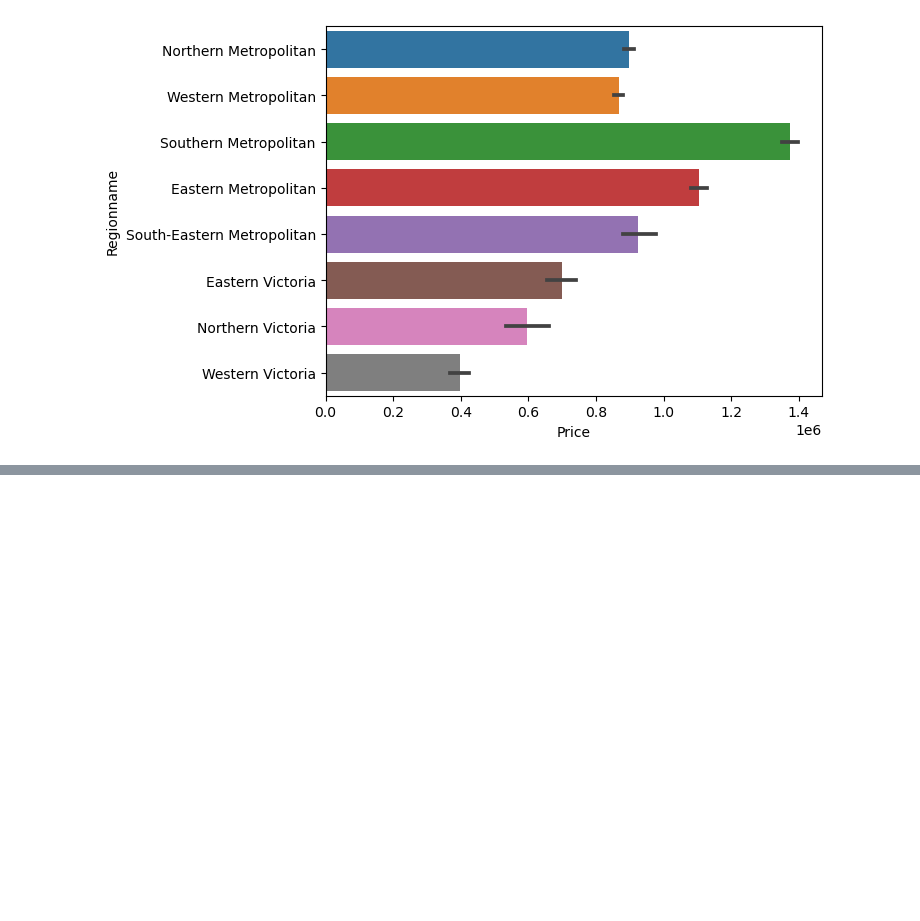
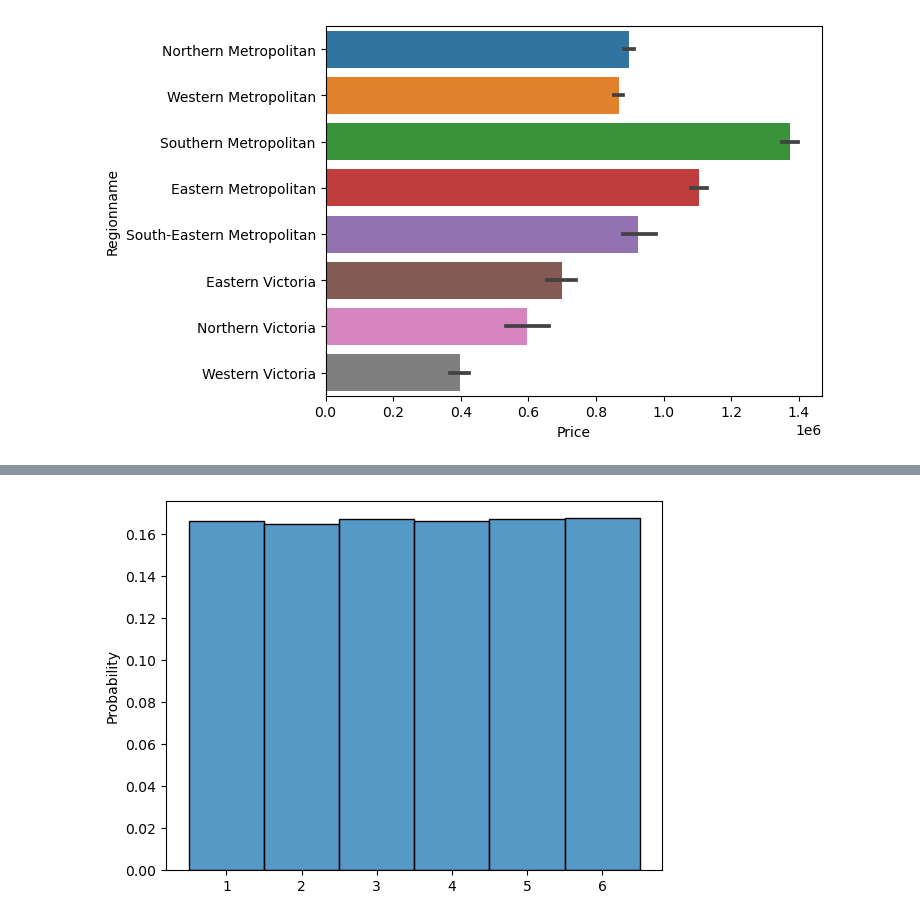
Before and after one commit to Abeermorshdy/Applied-Math, a Jupyter notebook: Statistics and probability/D2-stats.ipynb, the cells around one changed output, grey strips where cells are left out. Cells and saved outputs as stored; diff of their text form; code cells hidden in the pictures; blank space fills up the shorter version.

```diff
--- a/Statistics and probability/D2-stats.ipynb
+++ b/Statistics and probability/D2-stats.ipynb
@@ -195,0 +225,6 @@ ax = sns.barplot(data= df , x = 'Price',y ='Regionname')
+# %%
+r = np.random.randint(1,7,size=100000)
+# %%
+ax = sns.histplot(r, stat='probability',discrete=True)
+# %% [output]
+[figure, added]
```
Also changed, not shown: parts of 18 cells of this notebook.
